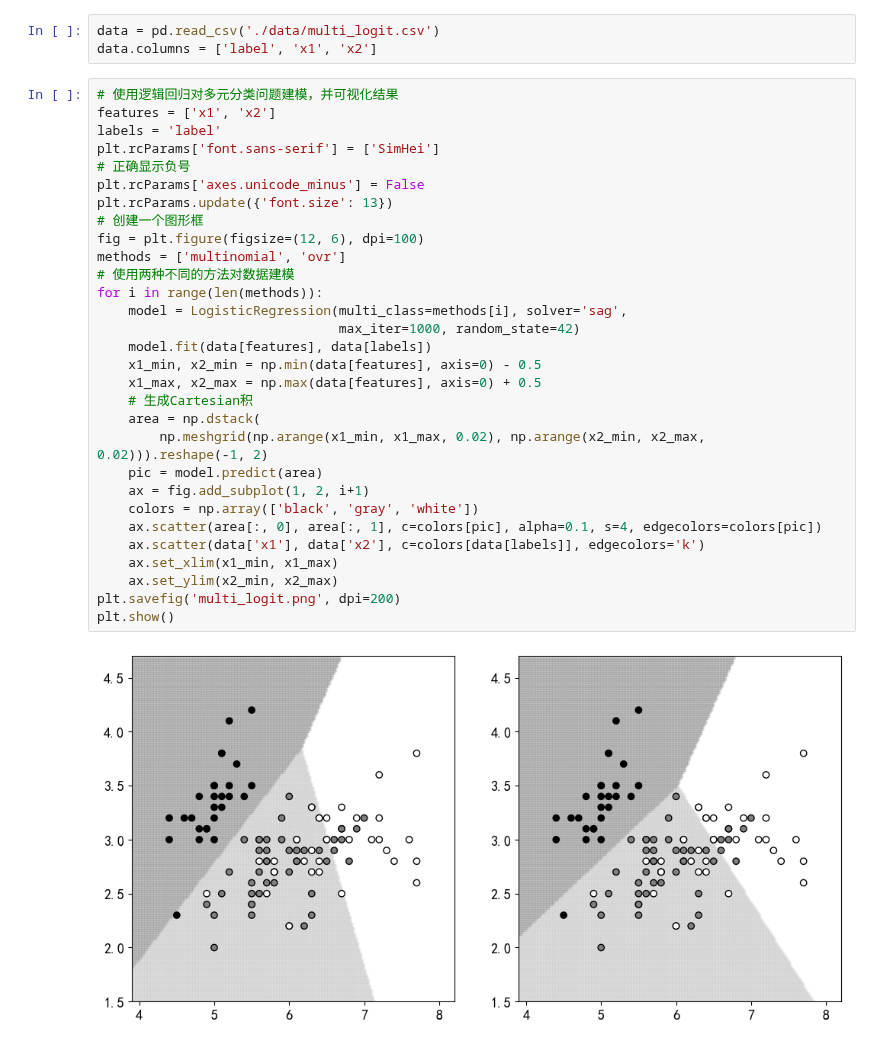
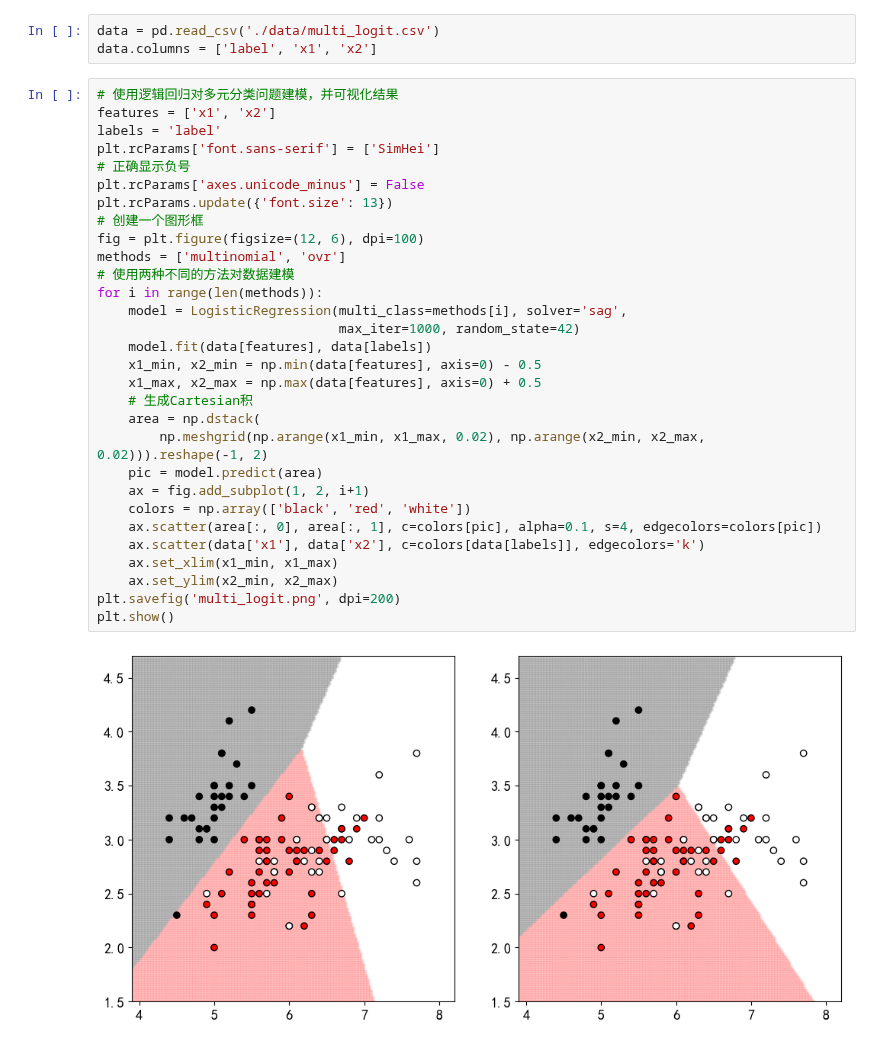
Before and after one commit to GenTang/regression2chatgpt, a Jupyter notebook: ch04_logit/multi_logit_example.ipynb, the cells around one changed output. Saved outputs shown, nothing was run; the diff lists cells and outputs as text.

Commit message:
change color for autograd

```diff
--- a/ch04_logit/multi_logit_example.ipynb
+++ b/ch04_logit/multi_logit_example.ipynb
@@ -10,32 +10,32 @@ data.columns = ['label', 'x1', 'x2']
 # %%
 # 使用逻辑回归对多元分类问题建模，并可视化结果
 features = ['x1', 'x2']
 labels = 'label'
 plt.rcParams['font.sans-serif'] = ['SimHei']
 # 正确显示负号
 plt.rcParams['axes.unicode_minus'] = False
 plt.rcParams.update({'font.size': 13})
 # 创建一个图形框
 fig = plt.figure(figsize=(12, 6), dpi=100)
 methods = ['multinomial', 'ovr']
 # 使用两种不同的方法对数据建模
 for i in range(len(methods)):
     model = LogisticRegression(multi_class=methods[i], solver='sag',
                                max_iter=1000, random_state=42)
     model.fit(data[features], data[labels])
     x1_min, x2_min = np.min(data[features], axis=0) - 0.5
     x1_max, x2_max = np.max(data[features], axis=0) + 0.5
     # 生成Cartesian积
     area = np.dstack(
         np.meshgrid(np.arange(x1_min, x1_max, 0.02), np.arange(x2_min, x2_max, 0.02))).reshape(-1, 2)
     pic = model.predict(area)
     ax = fig.add_subplot(1, 2, i+1)
-    colors = np.array(['black', 'gray', 'white'])
+    colors = np.array(['black', 'red', 'white'])
     ax.scatter(area[:, 0], area[:, 1], c=colors[pic], alpha=0.1, s=4, edgecolors=colors[pic])
     ax.scatter(data['x1'], data['x2'], c=colors[data[labels]], edgecolors='k')
     ax.set_xlim(x1_min, x1_max)
     ax.set_ylim(x2_min, x2_max)
 plt.savefig('multi_logit.png', dpi=200)
 plt.show()
 # %% [output]
-[figure, old version]
+[figure, new version]
```
Also changed, not shown: 8 other files.
